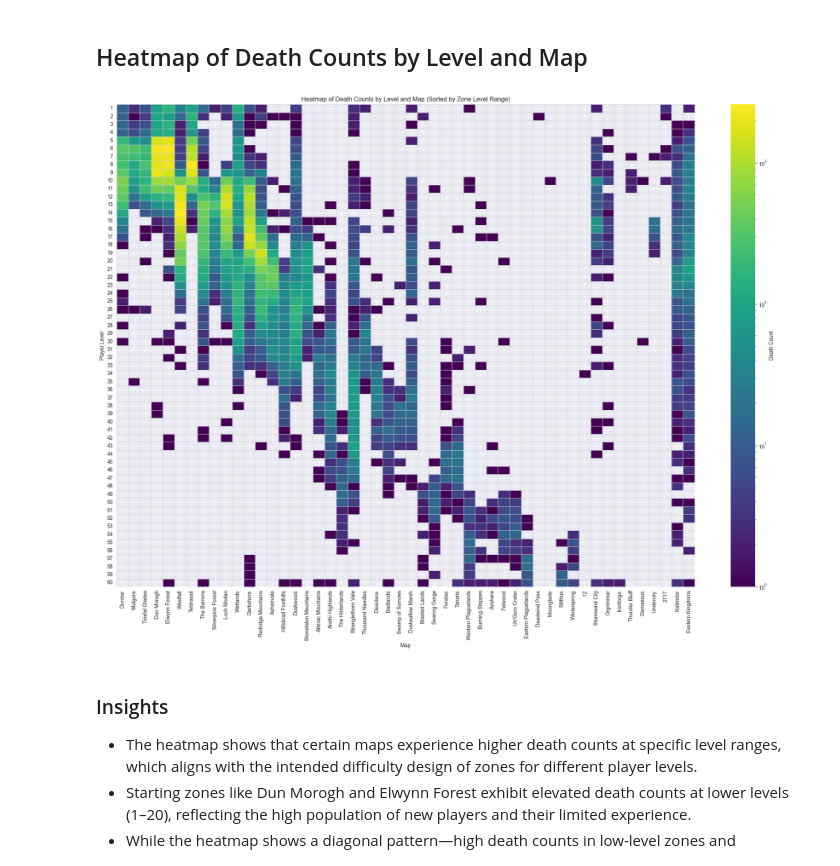
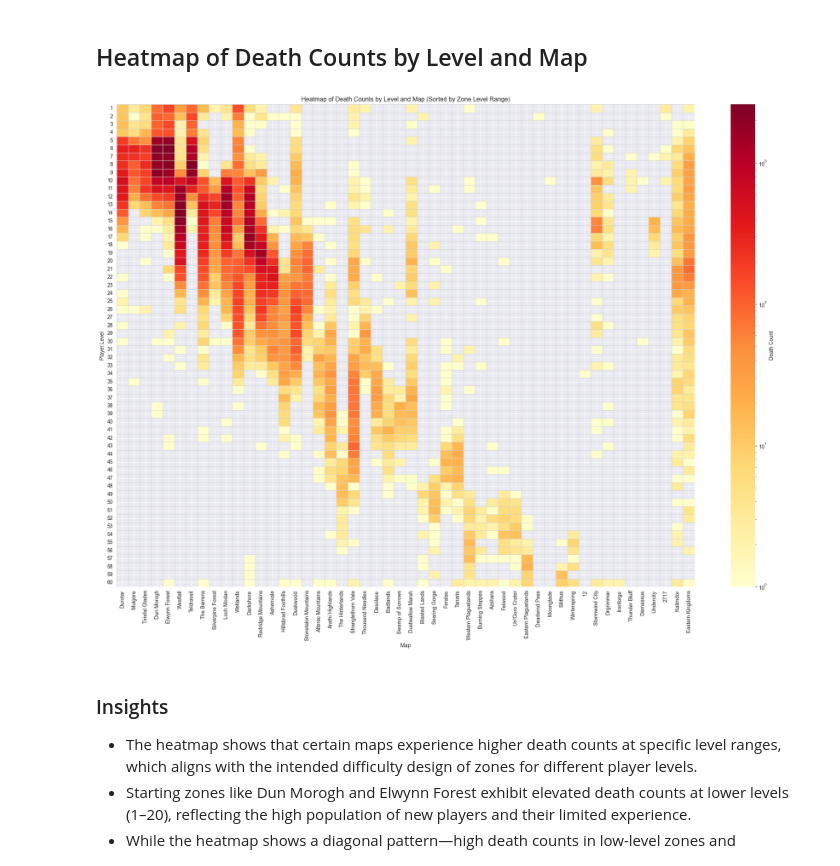
Before and after one commit to vjelinekk/DMB2-semestralni-prace, a Jupyter notebook: analysis.ipynb, the cells around one changed output. Cells and saved outputs as stored; diff of their text form; code cells hidden in the pictures.

```diff
--- a/analysis.ipynb
+++ b/analysis.ipynb
@@ -337,35 +337,35 @@ def get_min_level(map_name):
     if map_name in ['Kalimdor', 'Eastern Kingdoms', 'Azeroth']:
         return 1000  # Sort to the end
 
     # Find the map_id for this map_name
     map_id = next((k for k, v in map_id_to_map_name.items() if v == map_name), None)
     if map_id and map_id in map_id_to_level_range:
         return map_id_to_level_range[map_id][0]  # Return min level
     return 999  # Put other unmapped zones near the end
 
 # Sort columns by minimum level (ascending - lower level zones first)
 column_order = sorted(heatmap_data_mapped.columns, key=get_min_level)
 heatmap_data_sorted = heatmap_data_mapped[column_order]
 
 plt.figure(figsize=(20, 15))
 ax = sns.heatmap(
     heatmap_data_sorted,
-    cmap='viridis',
+    cmap='YlOrRd',
     norm=LogNorm(),
     cbar_kws={'label': 'Death Count'},
     linewidths=0.5,
     linecolor='lightgray'
 )
 
 plt.title("Heatmap of Death Counts by Level and Map (Sorted by Zone Level Range)")
 plt.xlabel("Map")
 plt.ylabel("Player Level")
 plt.xticks(rotation=90, ha='center')
 plt.yticks(rotation=0)
 plt.tight_layout()
 plt.show()
 # %% [output]
-[figure, old version]
+[figure, new version]
 # %% [markdown]
 
 ### Insights
```
Also changed, not shown: parts of 2 cells of this notebook.
